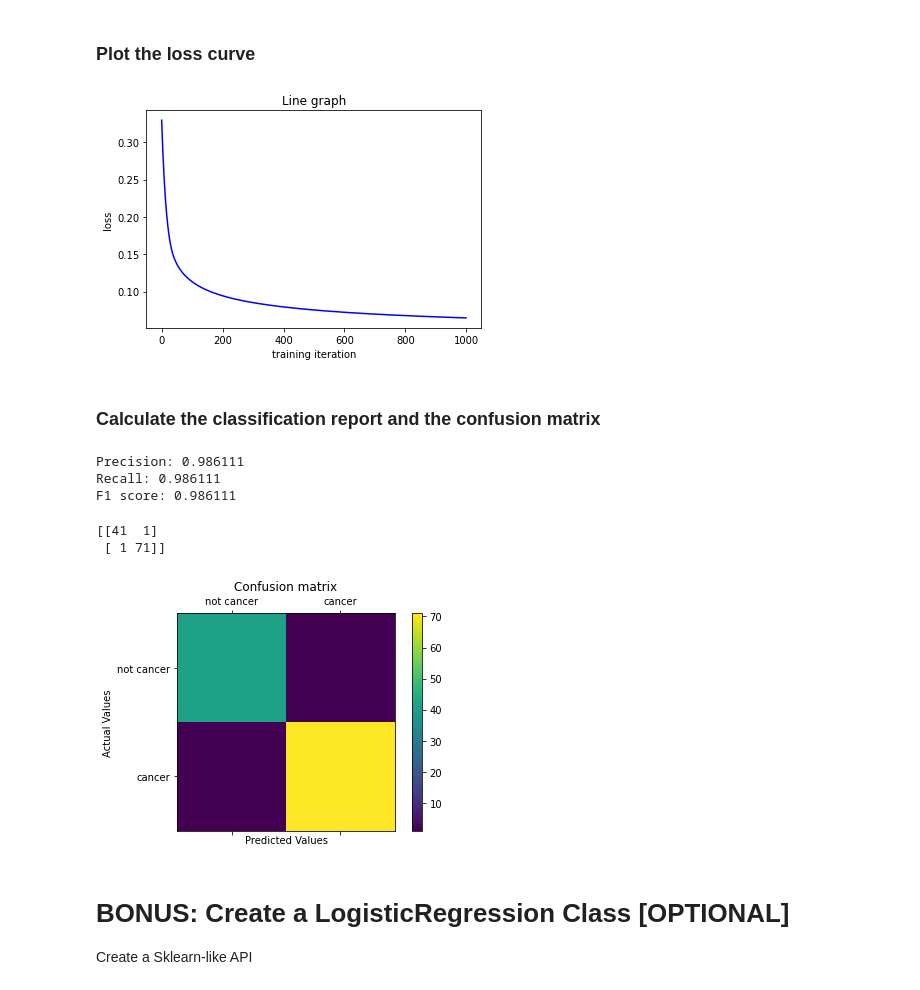
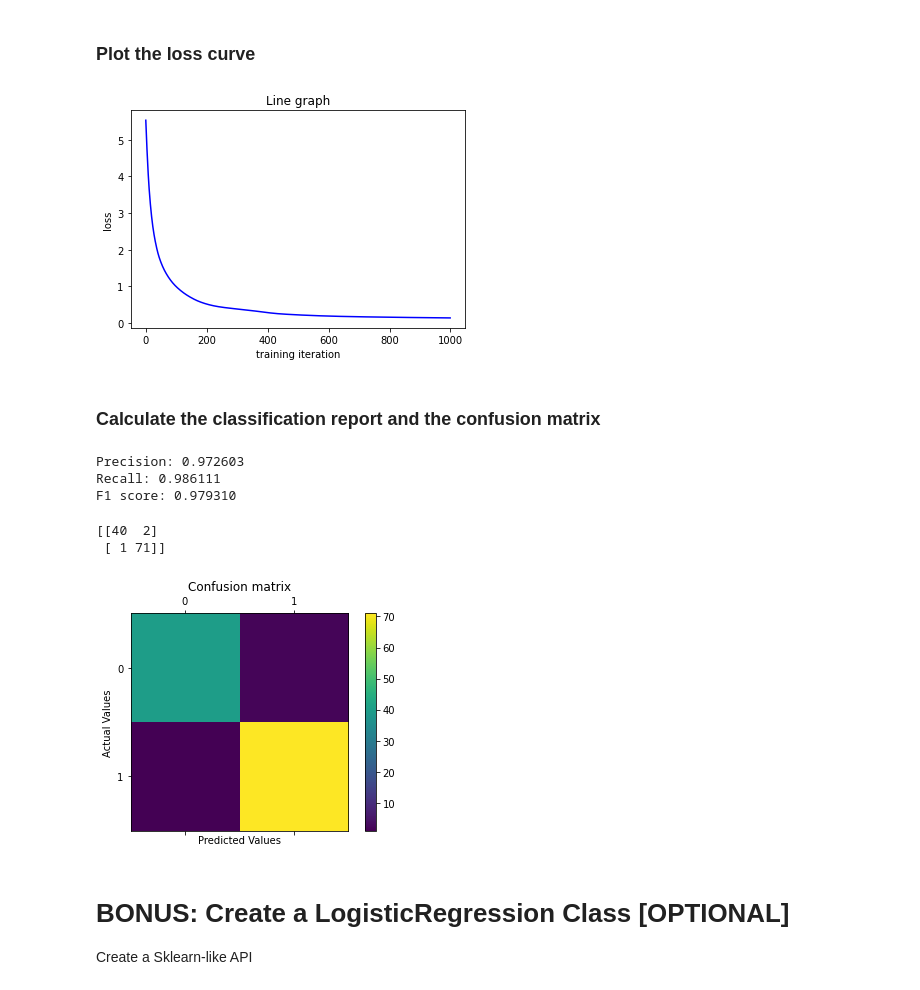
Before and after one commit to sthamamta/fm_intern_task, a Jupyter notebook: week 2/Logistic Regression.ipynb, the cells around one changed output. Cells and saved outputs as stored; diff of their text form; code cells hidden in the pictures.

```diff
--- a/week 2/Logistic Regression.ipynb
+++ b/week 2/Logistic Regression.ipynb
@@ -53,9 +53,9 @@ X_test = scaler.transform( X_test )
 ### Define the Parameters (W or Θ) here
 Create an appropriate shape numpy array for W
 # %%
-W = np.random.uniform(low=-1, high=0.5, size=(X_train.shape[1]+1) )
-# mu, sigma = 0, 3
-# W = np.random.normal(mu, sigma, X_train.shape[1]+1)
+# W = np.random.uniform(low=-1, high=0.5, size=(X_train.shape[1]+1) )
+mu, sigma = 0, 3
+W = np.random.normal(mu, sigma, X_train.shape[1]+1)
 alpha =  0.1
 W.shape
 # np.amax(W)
@@ -122,10 +104,8 @@ def predict_prob(X, W):
 # Code here
 def binary_cross_entropy(y, yhat):
     m = yhat.shape[0]
-    result = (- 1 / m) * np.sum(y * np.log(yhat) + (1 - y) * (np.log(1 - yhat)))
-#     first_term = - y*np.log(yhat)
-#     second_term = -(1-y)*np.log(1-yhat)
-#     result = - np.sum(y * np.log(yhat) + (1 - y) * np.log(1 - yhat))
+    epsilon = 1e-5
+    result = (- 1 / m) * np.sum(y * np.log(yhat+epsilon) + (1 - y) * (np.log(1 - yhat + epsilon)))
     return (result)
 # %%
 print(X_train.shape)
@@ -196,7 +176,7 @@ plt.ylabel("loss")
 plt.plot(x,losses, color ="blue")
 plt.show()
 # %% [output]
-[figure, old version]
+[figure, new version]
 # %%
 Y_pred = np.round( predict_prob(X_test, W))
 # %% [markdown]
@@ -217,32 +197,32 @@ print('Recall: %f' % recall)
 f1 = f1_score(Y_test, Y_pred)
 print('F1 score: %f' % f1)
 # %% [output]
-Precision: 0.986111
+Precision: 0.972603
 Recall: 0.986111
-F1 score: 0.986111
+F1 score: 0.979310
 # %%
 import warnings
 warnings.filterwarnings("ignore")
 
 
-labels=['not cancer','cancer']
+# labels=['not cancer','cancer']
 cm = confusion_matrix(Y_test, Y_pred)
 print(cm)
 
 fig = plt.figure()
 ax = fig.add_subplot(111)
 cax = ax.matshow(cm)
 plt.title('Confusion matrix')
 fig.colorbar(cax)
-ax.set_xticklabels([''] + labels)
-ax.set_yticklabels([''] + labels)
+# ax.set_xticklabels([''] + labels)
+# ax.set_yticklabels([''] + labels)
 plt.xlabel('Predicted Values')
 plt.ylabel('Actual Values')
 plt.show()
 # %% [output]
-[[41  1]
+[[40  2]
  [ 1 71]]
-[figure, old version]
+[figure, new version]
 # %% [markdown]
 # BONUS: Create a LogisticRegression Class [OPTIONAL]
 Create a Sklearn-like API
```
Also changed, not shown: parts of 10 cells of this notebook.
